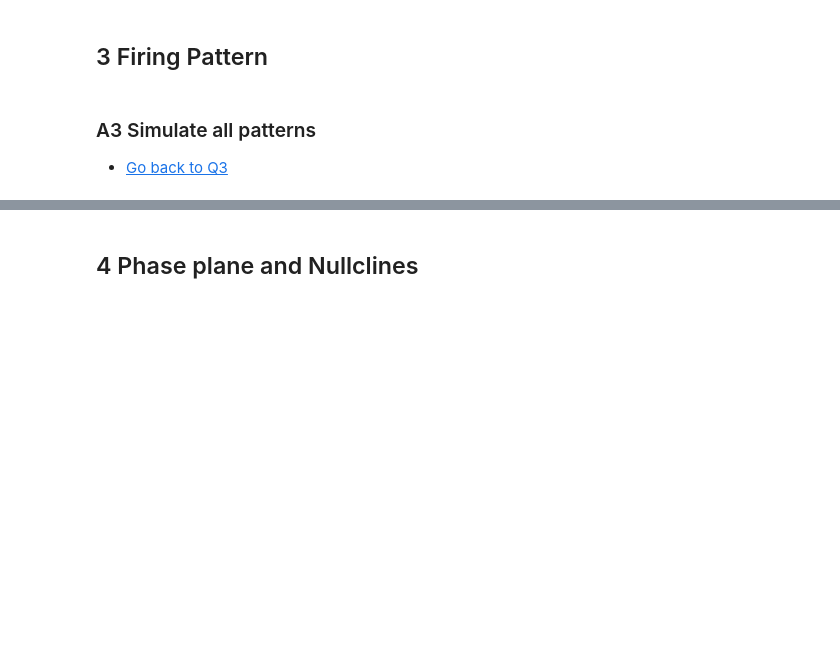
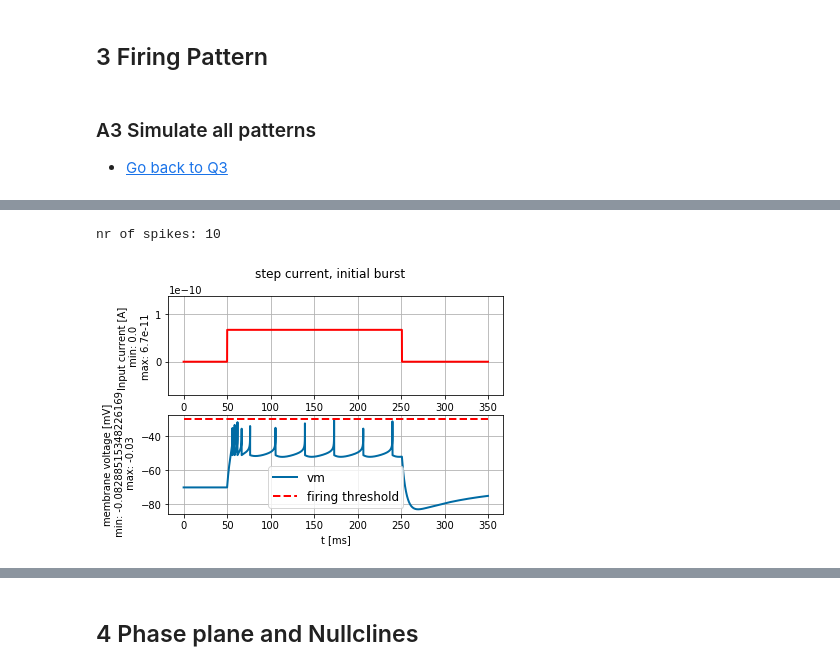
Before and after one commit to RobbeDeMuynck/CN_practicals, a Jupyter notebook: Module 1/Module1_Ex2_XX.ipynb, the cells around one changed output, grey strips where cells are left out. Cells and saved outputs as stored; diff of their text form; code cells hidden in the pictures; blank space fills up the shorter version.

```diff
--- a/Module 1/Module1_Ex2_XX.ipynb
+++ b/Module 1/Module1_Ex2_XX.ipynb
@@ -448,0 +483,24 @@ Your answer here
+# %%
+#Initial burst
+MEMBRANE_TIME_SCALE_tau_m = 5 * b2.ms
+ADAPTATION_VOLTAGE_COUPLING_a = 0.5 * b2.nS
+ADAPTATION_TIME_CONSTANT_tau_w = 100.0 * b2.ms
+SPIKE_TRIGGERED_ADAPTATION_INCREMENT_b = 7.0 * b2.pA
+V_RESET = -51.0 * b2.mV
+
+I = input_factory.get_step_current(50, 250, b2.ms, 67*b2.pA)
+simulation_duration = 350 * b2.ms
+state_monitor, spike_monitor = AdEx.simulate_AdEx_neuron(
+        tau_m=MEMBRANE_TIME_SCALE_tau_m,
+        v_reset=V_RESET,
+        a=ADAPTATION_VOLTAGE_COUPLING_a,
+        b=SPIKE_TRIGGERED_ADAPTATION_INCREMENT_b,
+        tau_w=ADAPTATION_TIME_CONSTANT_tau_w,
+        I_stim=I, simulation_time=simulation_duration)
+plot_tools.plot_voltage_and_current_traces(
+    state_monitor, I,title="step current, initial burst",
+    firing_threshold=exp_IF.FIRING_THRESHOLD_v_spike)
+print("nr of spikes: {}".format(spike_monitor.count[0]))
+# %% [output]
+nr of spikes: 10
+[figure, added]
```
Also changed, not shown: parts of 15 cells of this notebook.
